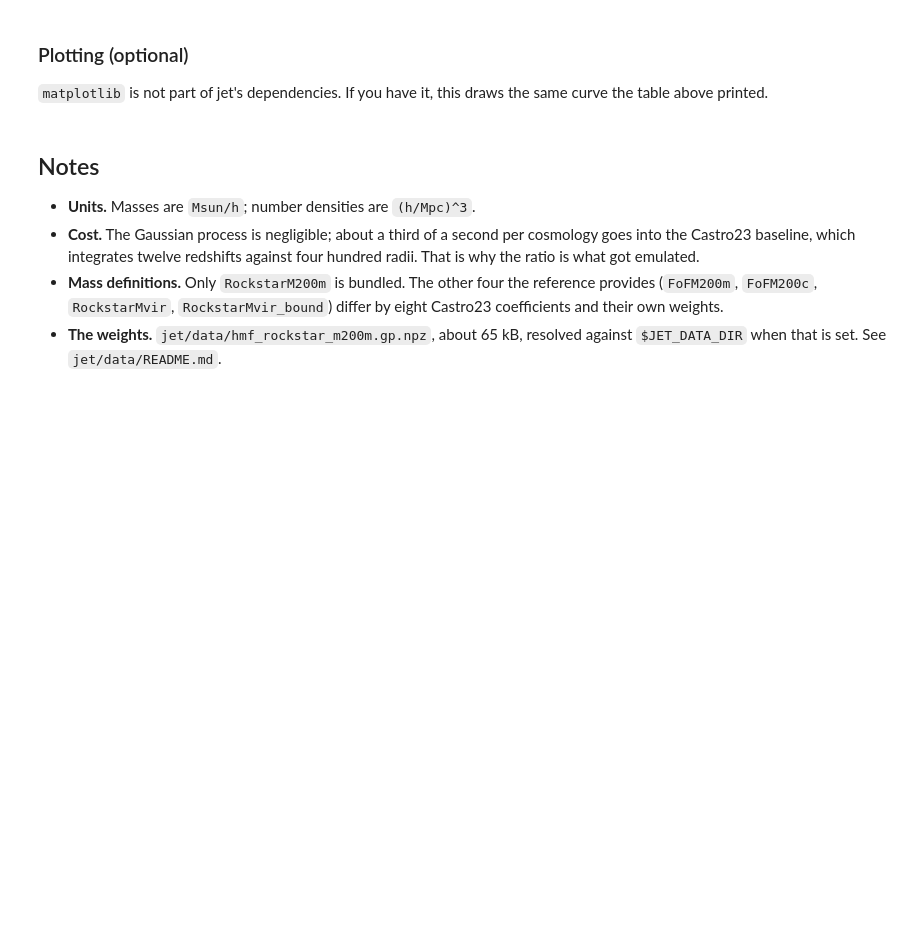
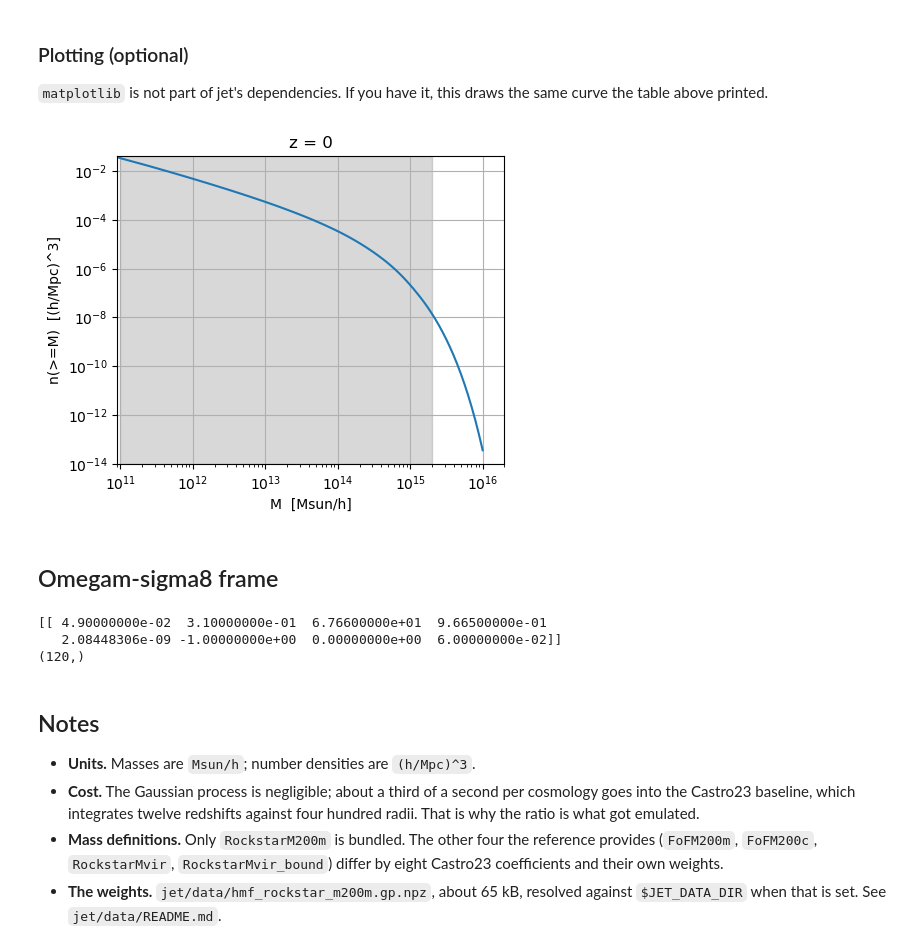
Before and after one commit to JUST-MOS/jet, a Jupyter notebook: examples/hmf.ipynb, the cells around one changed output. Drawn from its saved outputs; the diff is of its cells as text; code cells hidden in the pictures; blank space fills up the shorter version.

```diff
--- a/examples/hmf.ipynb
+++ b/examples/hmf.ipynb
@@ -71,7 +96,7 @@ print(d[0])
 Both `z` and `M` are interpolated, so any value inside the emulator's range
 works. Leaving them out evaluates the native grid the weights are stored on.
 # %%
-M_grid = np.logspace(11.5, 15.0, 60)
+M_grid = np.logspace(10, 16.0, 120)
 n_at_z0 = hmf.number_density(theta, z=0.0, M=M_grid)[0, 0]
 
 print("cumulative abundance at z = 0")
@@ -144,13 +195,47 @@ same curve the table above printed.
 # %%
 try:
     import matplotlib.pyplot as plt
 except ImportError:
     print("matplotlib is not installed; skipping the plot")
 else:
     fig, ax = plt.subplots(figsize=(5, 4))
     ax.loglog(M_grid, n_at_z0)
     ax.set(xlabel="M  [Msun/h]", ylabel="n(>=M)  [(h/Mpc)^3]", title="z = 0")
+    ylims = [1e-14, 4e-2]
+    plt.ylim(ylims)
+    plt.xlim([9e10, 2e16])
+    low, high = bins[0] # index 0 corresponds to z = 0.0
+    ax.fill_betweenx(y=ylims, x1=edges[low], x2=edges[high], color="gray", alpha=0.3, label="training range")
+    plt.grid(True)
     plt.show()
+# %% [output]
+[figure, added]
+# %% [markdown]
+## Omegam-sigma8 frame
+# %%
+import numpy as np
+from jet.cosmology import cosmo_parameter_spec
+from jet.derived import Sigma8FromAs
+from jet.spec import ParameterSpec
+
+# The spec the bundled emulators use, plus sigma8 as an alternative name for As.
+spec = ParameterSpec(list(cosmo_parameter_spec()), derived=[Sigma8FromAs()])
+frame = spec.frame("sigma8")
+
+# columns: Omegab, Omegam, H0, ns, sigma8, w0, wa, mnu
+theta_sigma8 = np.array([[0.049, 0.31, 67.66, 0.9665, 0.81, -1.0, 0.0, 0.06]])
+
+theta_as = frame.to_base(theta_sigma8)
+theta_as[0, 4]        # array(2.0844830560481175e-09)
+print(theta_as)
+theta = frame.from_base(theta_as)   # back to 0.8100000000056155
+
+n_at_z0 = hmf.number_density(theta_as, z=0.0, M=M_grid)[0, 0]
+print(n_at_z0.shape)
+# %% [output]
+[[ 4.90000000e-02  3.10000000e-01  6.76600000e+01  9.66500000e-01
+   2.08448306e-09 -1.00000000e+00  0.00000000e+00  6.00000000e-02]]
+(120,)
 # %% [markdown]
 ## Notes
 
```
Also changed, not shown: parts of 8 cells of this notebook, 1 other file.
